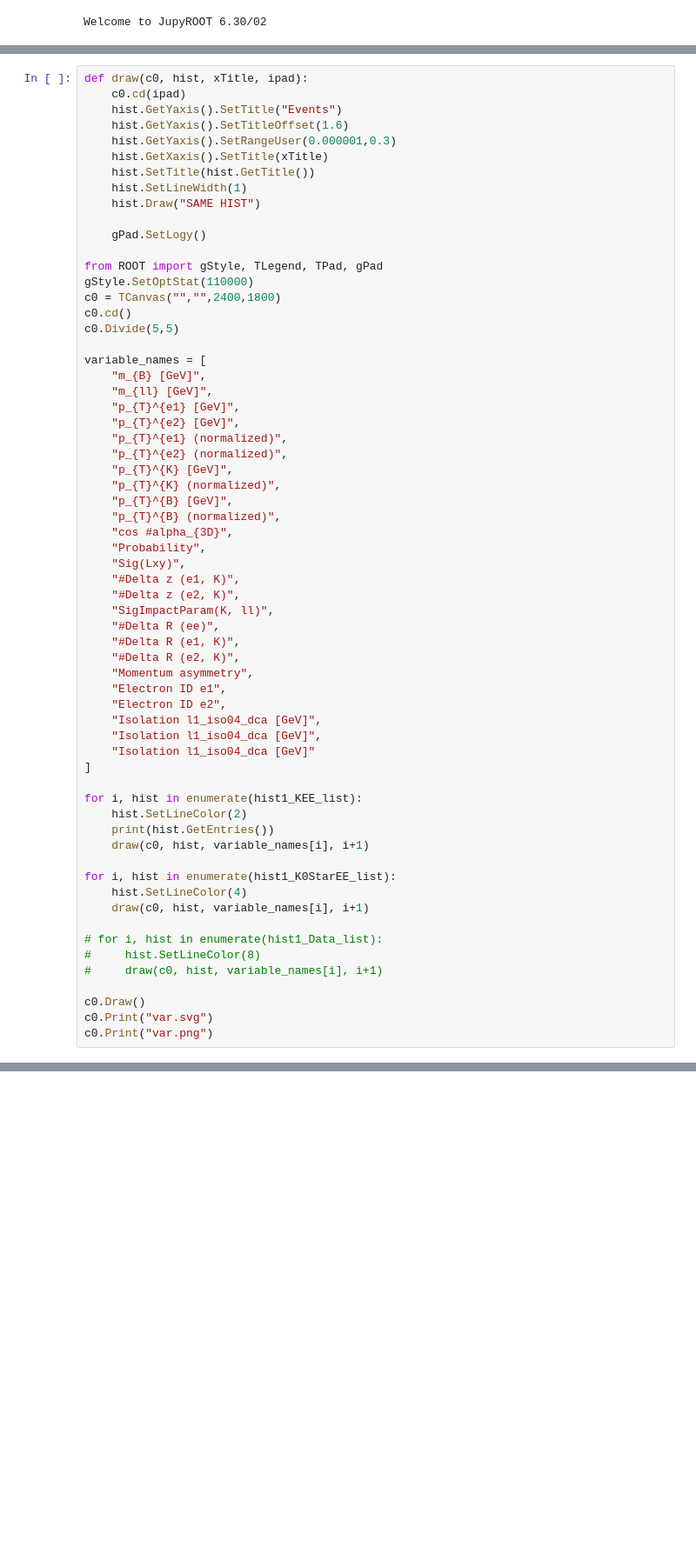
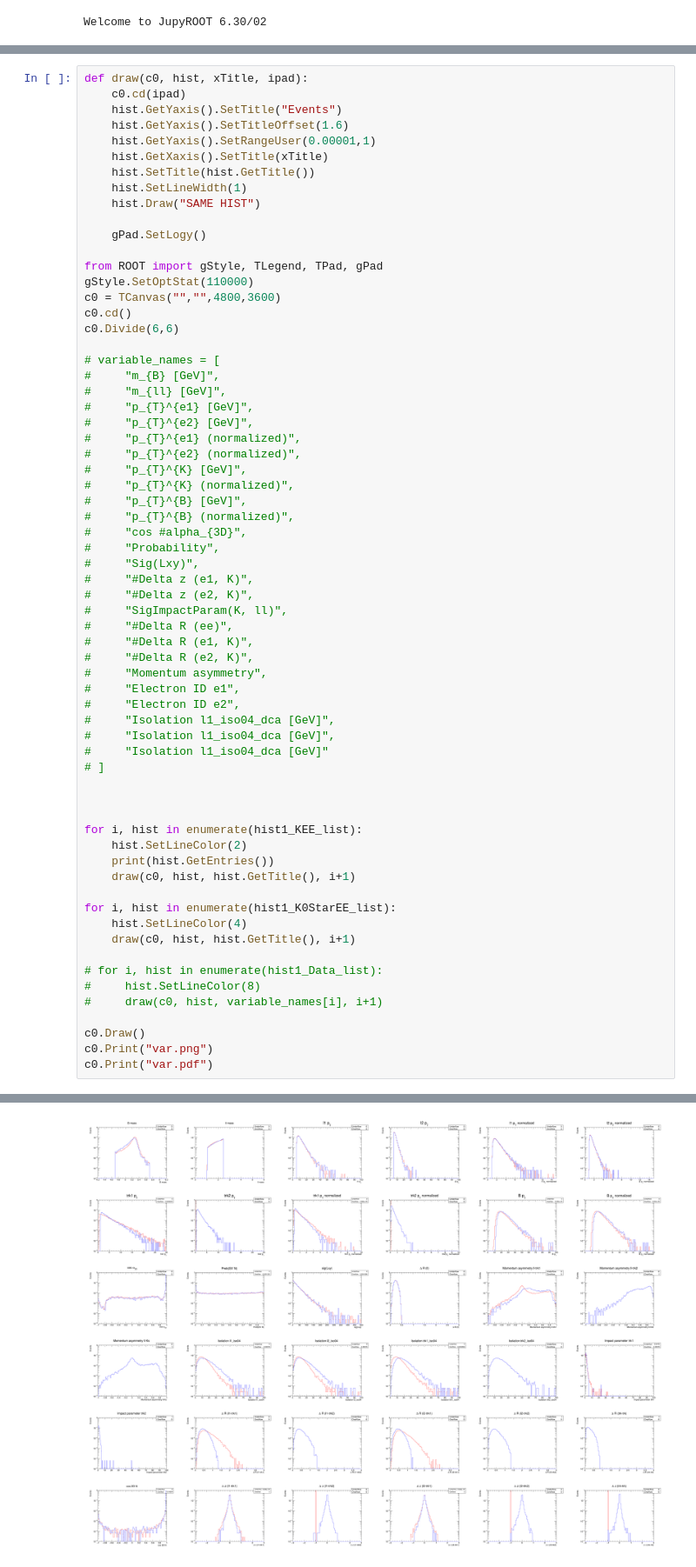
Before and after one commit to XL-Seb-Yan/RKAnalyzer, a Jupyter notebook: KStarllStudy/Analyzer/Plotting.ipynb, the cells around one changed output, grey strips where cells are left out. Shown at 87% size. Cells and saved outputs as stored; diff of their text form; blank space fills up the shorter version.

```diff
--- a/KStarllStudy/Analyzer/Plotting.ipynb
+++ b/KStarllStudy/Analyzer/Plotting.ipynb
@@ -195,7 +159,7 @@ def draw(c0, hist, xTitle, ipad):
     c0.cd(ipad)
     hist.GetYaxis().SetTitle("Events")
     hist.GetYaxis().SetTitleOffset(1.6)
-    hist.GetYaxis().SetRangeUser(0.000001,0.3)
+    hist.GetYaxis().SetRangeUser(0.00001,1)
     hist.GetXaxis().SetTitle(xTitle)
     hist.SetTitle(hist.GetTitle())
     hist.SetLineWidth(1)
@@ -205,51 +169,54 @@ def draw(c0, hist, xTitle, ipad):
 
 from ROOT import gStyle, TLegend, TPad, gPad
 gStyle.SetOptStat(110000)
-c0 = TCanvas("","",2400,1800)
+c0 = TCanvas("","",4800,3600)
 c0.cd()
-c0.Divide(5,5)
+c0.Divide(6,6)
 
-variable_names = [
-    "m_{B} [GeV]",
-    "m_{ll} [GeV]",
-    "p_{T}^{e1} [GeV]",
-    "p_{T}^{e2} [GeV]",
-    "p_{T}^{e1} (normalized)",
-    "p_{T}^{e2} (normalized)",
-    "p_{T}^{K} [GeV]",
-    "p_{T}^{K} (normalized)",
-    "p_{T}^{B} [GeV]",
-    "p_{T}^{B} (normalized)",
-    "cos #alpha_{3D}",
-    "Probability",
-    "Sig(Lxy)",
-    "#Delta z (e1, K)",
-    "#Delta z (e2, K)",
-    "SigImpactParam(K, ll)",
-    "#Delta R (ee)",
-    "#Delta R (e1, K)",
-    "#Delta R (e2, K)",
-    "Momentum asymmetry",
-    "Electron ID e1",
-    "Electron ID e2",
-    "Isolation l1_iso04_dca [GeV]",
-    "Isolation l1_iso04_dca [GeV]",
-    "Isolation l1_iso04_dca [GeV]"
-]
+# variable_names = [
+#     "m_{B} [GeV]",
+#     "m_{ll} [GeV]",
+#     "p_{T}^{e1} [GeV]",
+#     "p_{T}^{e2} [GeV]",
+#     "p_{T}^{e1} (normalized)",
+#     "p_{T}^{e2} (normalized)",
+#     "p_{T}^{K} [GeV]",
+#     "p_{T}^{K} (normalized)",
+#     "p_{T}^{B} [GeV]",
+#     "p_{T}^{B} (normalized)",
+#     "cos #alpha_{3D}",
+#     "Probability",
+#     "Sig(Lxy)",
+#     "#Delta z (e1, K)",
+#     "#Delta z (e2, K)",
+#     "SigImpactParam(K, ll)",
+#     "#Delta R (ee)",
+#     "#Delta R (e1, K)",
+#     "#Delta R (e2, K)",
+#     "Momentum asymmetry",
+#     "Electron ID e1",
+#     "Electron ID e2",
+#     "Isolation l1_iso04_dca [GeV]",
+#     "Isolation l1_iso04_dca [GeV]",
+#     "Isolation l1_iso04_dca [GeV]"
+# ]
+
+
 
 for i, hist in enumerate(hist1_KEE_list):
     hist.SetLineColor(2)
     print(hist.GetEntries())
-    draw(c0, hist, variable_names[i], i+1)
+    draw(c0, hist, hist.GetTitle(), i+1)
 
 for i, hist in enumerate(hist1_K0StarEE_list):
     hist.SetLineColor(4)
-    draw(c0, hist, variable_names[i], i+1)
+    draw(c0, hist, hist.GetTitle(), i+1)
 
 # for i, hist in enumerate(hist1_Data_list):
 #     hist.SetLineColor(8)
 #     draw(c0, hist, variable_names[i], i+1)
 
 c0.Draw()
-c0.Print("var.svg")
 c0.Print("var.png")
+c0.Print("var.pdf")
+# %% [output]
@@ -256,3 +242,4 @@ c0.Print("var.png")
+[figure, added]
 # %%
 from ROOT import gStyle, TLegend
 gStyle.SetOptStat(0)
```
Also changed, not shown: parts of 5 cells of this notebook, 7 other files.
